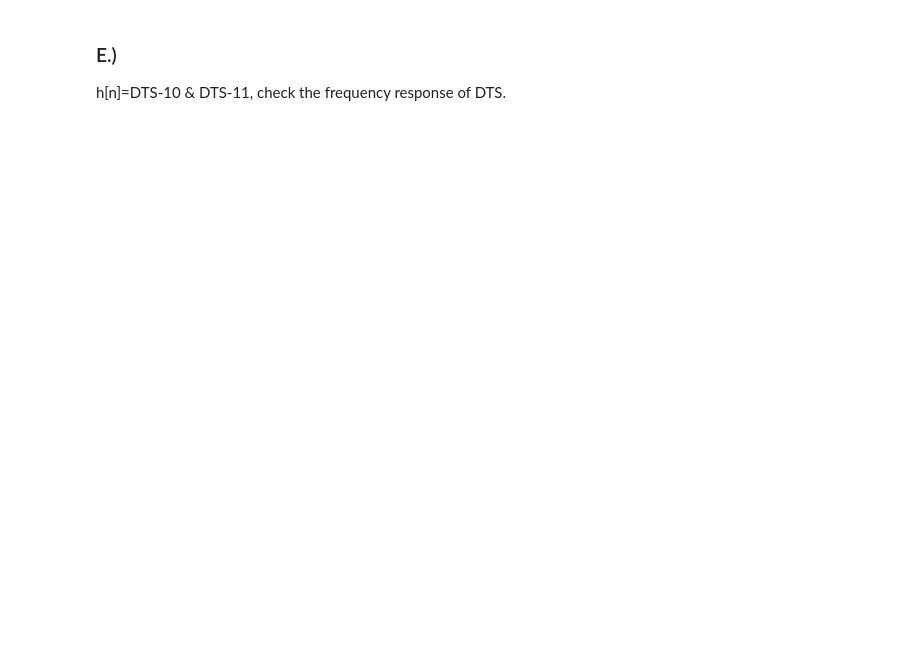
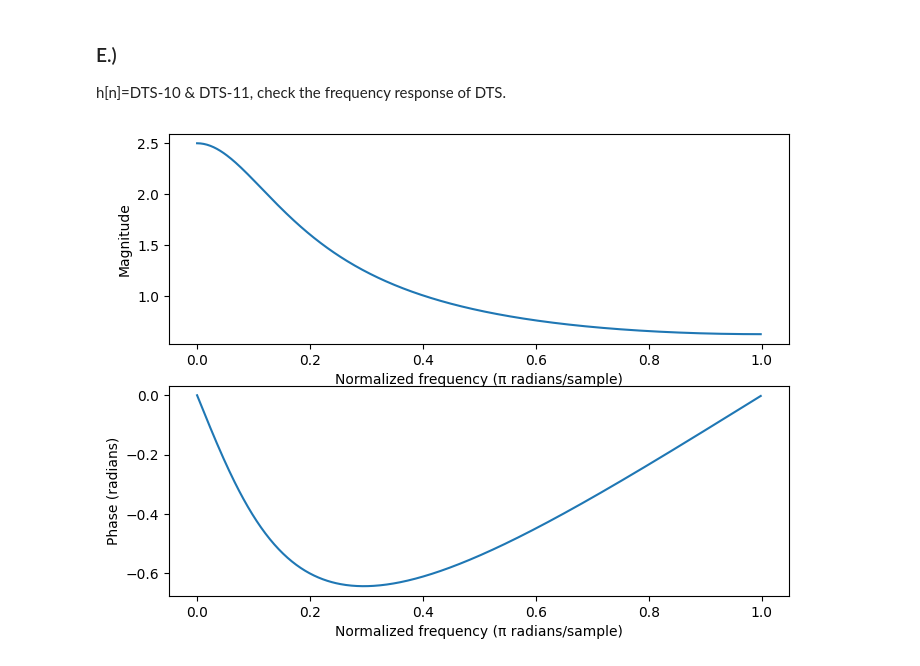
Before and after one commit to a98982323/DSP, a Jupyter notebook: HW3.ipynb, the cells around one changed output. Saved outputs shown, nothing was run; the diff lists cells and outputs as text; code cells hidden in the pictures; blank space fills up the shorter version.

```diff
--- a/HW3.ipynb
+++ b/HW3.ipynb
@@ -82,3 +208,28 @@ h[n]=DTS-10 & DTS-11, x[n]={1, 1, 1, 1, 1, 1, 0 ,0}, check y[n].
 # %% [markdown]
 ### E.)
 h[n]=DTS-10 & DTS-11, check the frequency response of DTS.
+# %%
+import matplotlib.pyplot as plt
+from scipy.signal import freqz
+
+# y[n] - 0.6y[n-1] = x[n]
+# H(z) = Y(z)/X(z) = 1 / (1 - 0.6z^-1)
+# Y(z) and X(z) are the z-transforms of the output y[n] and input x[n]
+# define the transfer function coefficients
+b = [1]
+a = [1, -0.6]
+
+# compute the frequency response
+w, h = freqz(b, a)
+
+# plot the magnitude and phase responses
+fig, ax = plt.subplots(2, 1, figsize=(8, 6))
+ax[0].plot(w/np.pi, np.abs(h))
+ax[0].set_xlabel('Normalized frequency (π radians/sample)')
+ax[0].set_ylabel('Magnitude')
+ax[1].plot(w/np.pi, np.angle(h))
+ax[1].set_xlabel('Normalized frequency (π radians/sample)')
+ax[1].set_ylabel('Phase (radians)')
+plt.show()
+# %% [output]
+[figure, added]
```
Also changed, not shown: parts of 16 cells of this notebook, 5 other files.
